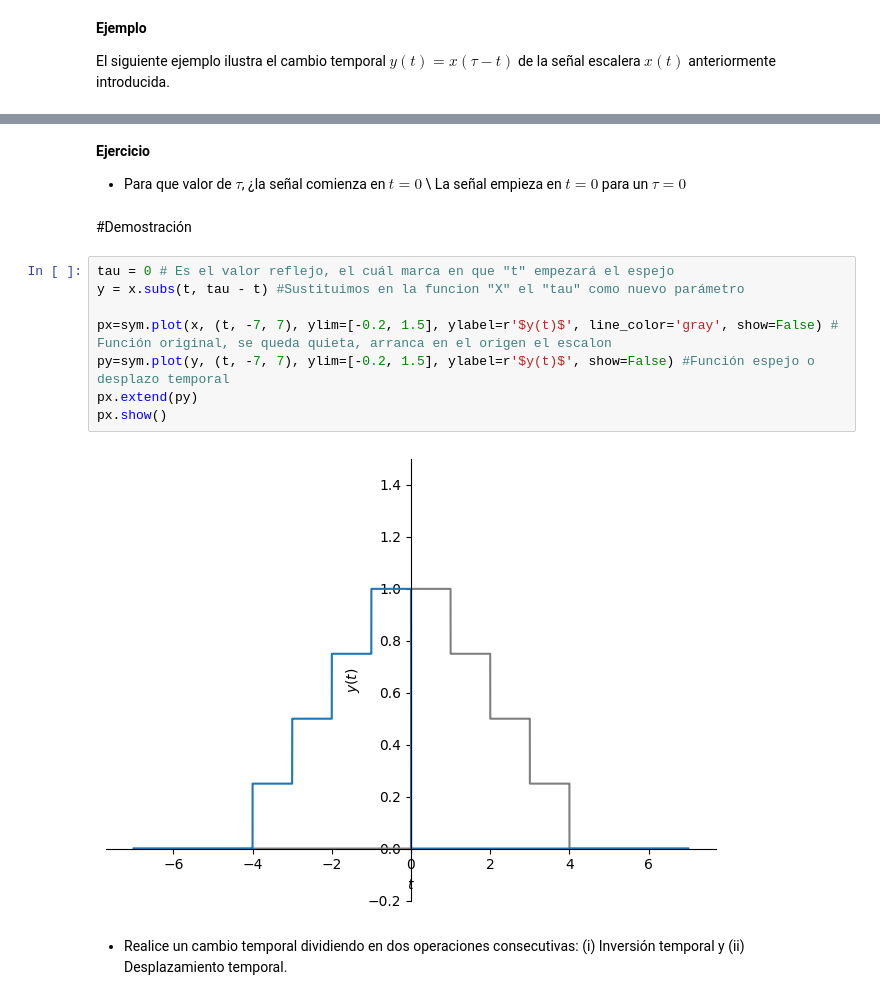
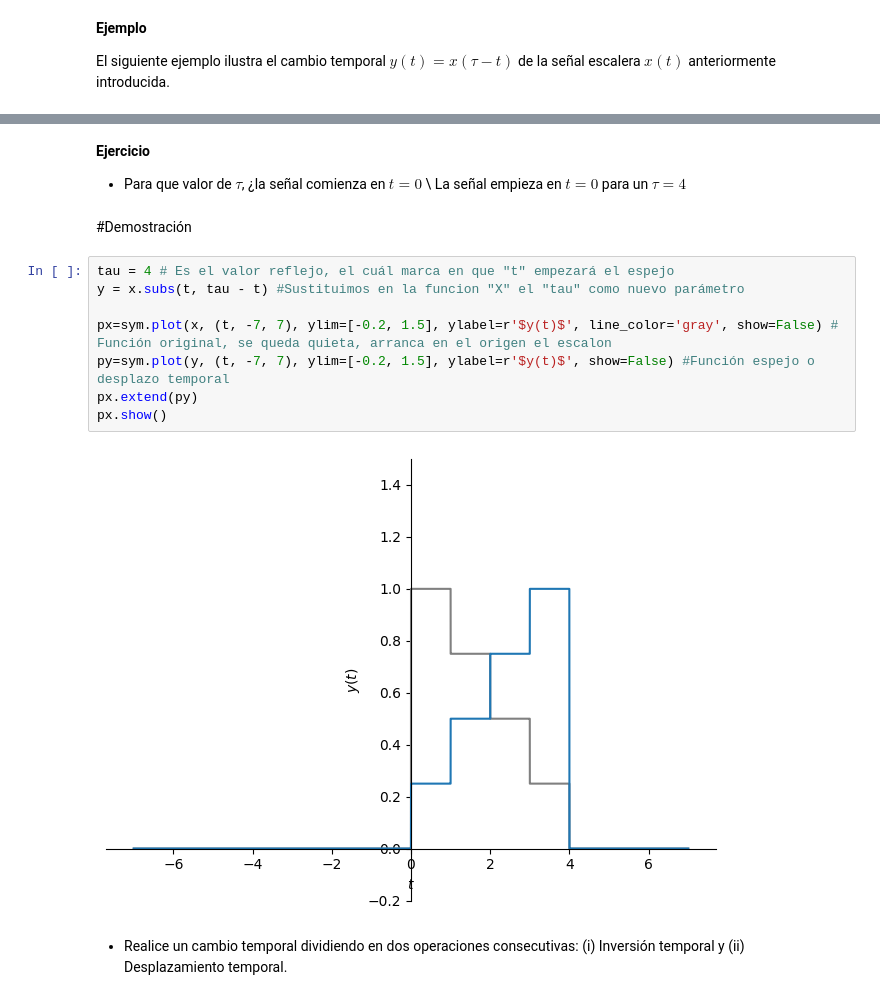
Before and after one commit to SOSAPANTA/EJERCICIOS, a Jupyter notebook: Operaciones_de_señales_continuas.ipynb, the cells around one changed output, grey strips where cells are left out. Saved outputs shown, nothing was run; the diff lists cells and outputs as text.

```diff
--- a/Operaciones_de_señales_continuas.ipynb
+++ b/Operaciones_de_señales_continuas.ipynb
@@ -164,19 +164,19 @@ px.show()
 **Ejercicio**
 
 * Para que valor de $\tau$, ¿la señal comienza en $t=0$ \\
-  La señal empieza en $t = 0$ para un $τ = 0$
+  La señal empieza en $t = 0$ para un $τ = 4$
 # %% [markdown]
 #Demostración
 # %%
-tau = 0 # Es el valor reflejo, el cuál marca en que "t" empezará el espejo
+tau = 4 # Es el valor reflejo, el cuál marca en que "t" empezará el espejo
 y = x.subs(t, tau - t) #Sustituimos en la funcion "X" el "tau" como nuevo parámetro
 
 px=sym.plot(x, (t, -7, 7), ylim=[-0.2, 1.5], ylabel=r'$y(t)$', line_color='gray', show=False) # Función original, se queda quieta, arranca en el origen el escalon
 py=sym.plot(y, (t, -7, 7), ylim=[-0.2, 1.5], ylabel=r'$y(t)$', show=False) #Función espejo o desplazo temporal
 px.extend(py)
 px.show()
 # %% [output]
-[figure, old version]
+[figure, new version]
 # %% [markdown]
 * Realice un cambio temporal dividiendo en dos operaciones consecutivas: (i) Inversión temporal y (ii) Desplazamiento temporal.
 # %%
```
Also changed, not shown: parts of 1 cell of this notebook.
